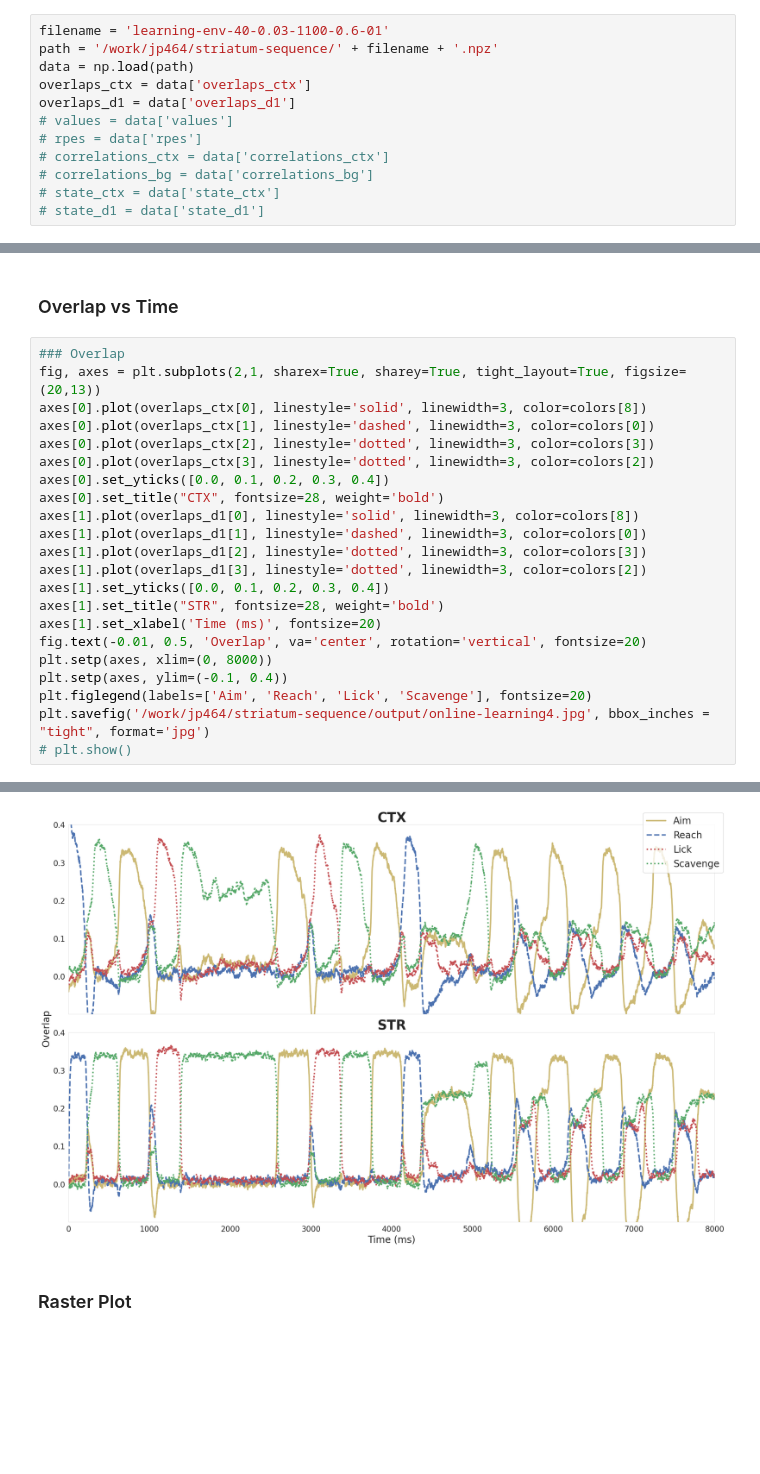
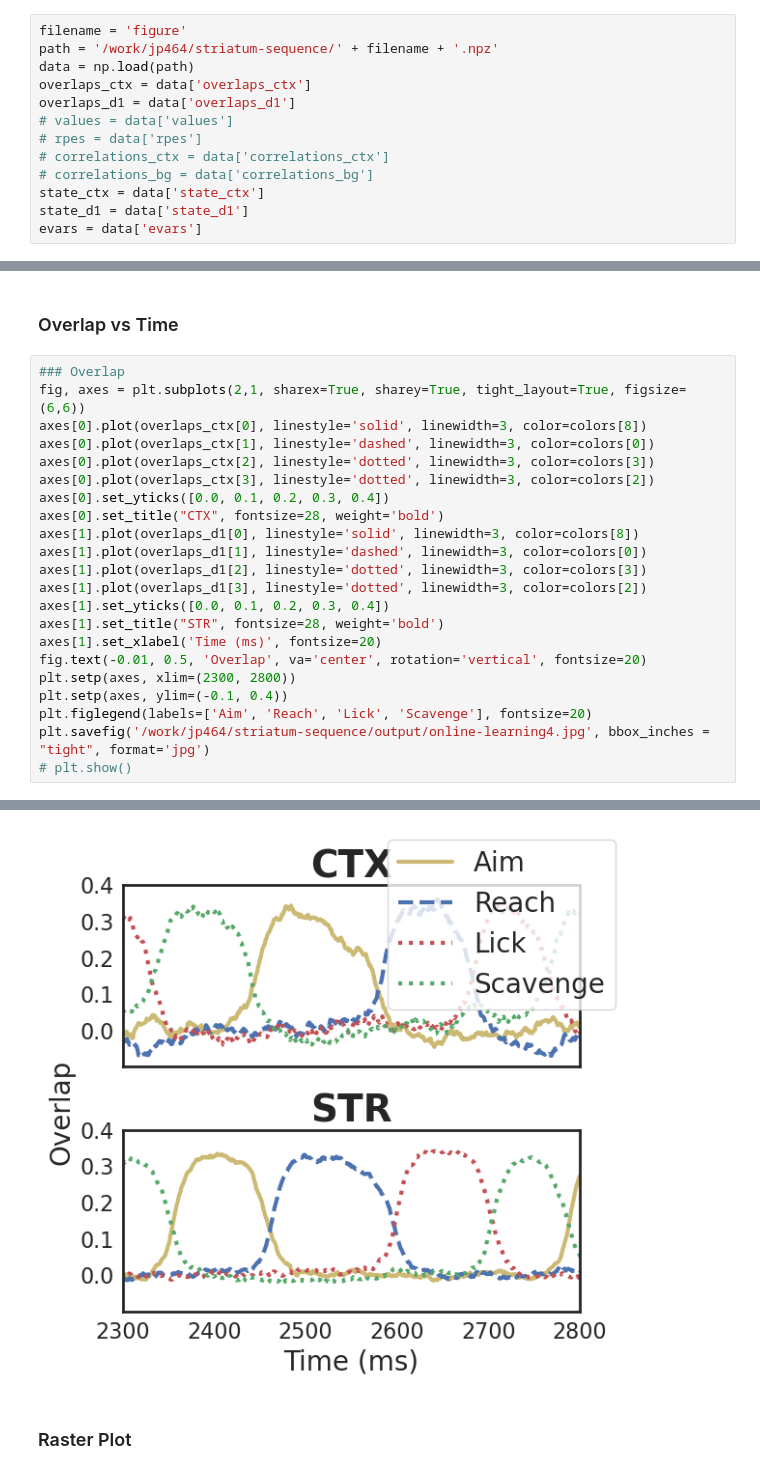
Before and after one commit to jp464/striatal-sequence, a Jupyter notebook: figures/article/1/figure.ipynb, the cells around one changed output, grey strips where cells are left out. Cells and saved outputs as stored; diff of their text form; blank space fills up the shorter version.

```diff
--- a/figures/article/1/figure.ipynb
+++ b/figures/article/1/figure.ipynb
@@ -30,7 +30,7 @@ mpl.rcParams['axes.linewidth'] = 2
 # %% [markdown]
 # Filename and Directory
 # %%
-filename = 'learning-env-40-0.03-1100-0.6-01'
+filename = 'figure'
 path = '/work/jp464/striatum-sequence/' + filename + '.npz'
 data = np.load(path)
 overlaps_ctx = data['overlaps_ctx']
@@ -39,5 +39,6 @@ overlaps_d1 = data['overlaps_d1']
 # rpes = data['rpes']
 # correlations_ctx = data['correlations_ctx']
 # correlations_bg = data['correlations_bg']
-# state_ctx = data['state_ctx']
-# state_d1 = data['state_d1']
+state_ctx = data['state_ctx']
+state_d1 = data['state_d1']
+evars = data['evars']
@@ -45,7 +89,7 @@ overlaps_d1 = data['overlaps_d1']
 ### Overlap vs Time
 # %%
 ### Overlap
-fig, axes = plt.subplots(2,1, sharex=True, sharey=True, tight_layout=True, figsize=(20,13))
+fig, axes = plt.subplots(2,1, sharex=True, sharey=True, tight_layout=True, figsize=(6,6))
 axes[0].plot(overlaps_ctx[0], linestyle='solid', linewidth=3, color=colors[8])
 axes[0].plot(overlaps_ctx[1], linestyle='dashed', linewidth=3, color=colors[0])
 axes[0].plot(overlaps_ctx[2], linestyle='dotted', linewidth=3, color=colors[3])
@@ -60,7 +104,7 @@ axes[1].set_yticks([0.0, 0.1, 0.2, 0.3, 0.4])
 axes[1].set_title("STR", fontsize=28, weight='bold')
 axes[1].set_xlabel('Time (ms)', fontsize=20)
 fig.text(-0.01, 0.5, 'Overlap', va='center', rotation='vertical', fontsize=20)
-plt.setp(axes, xlim=(0, 8000))
+plt.setp(axes, xlim=(2300, 2800))
 plt.setp(axes, ylim=(-0.1, 0.4))
 plt.figlegend(labels=['Aim', 'Reach', 'Lick', 'Scavenge'], fontsize=20)
 plt.savefig('/work/jp464/striatum-sequence/output/online-learning4.jpg', bbox_inches = "tight", format='jpg')
@@ -69,3 +130,3 @@ plt.savefig('/work/jp464/striatum-sequence/output/online-learning4.jpg', bbox_in
-[figure, old version]
+[figure, new version]
 # %% [markdown]
 ### Raster Plot
```
Also changed, not shown: parts of 13 cells of this notebook, 3 other files.
